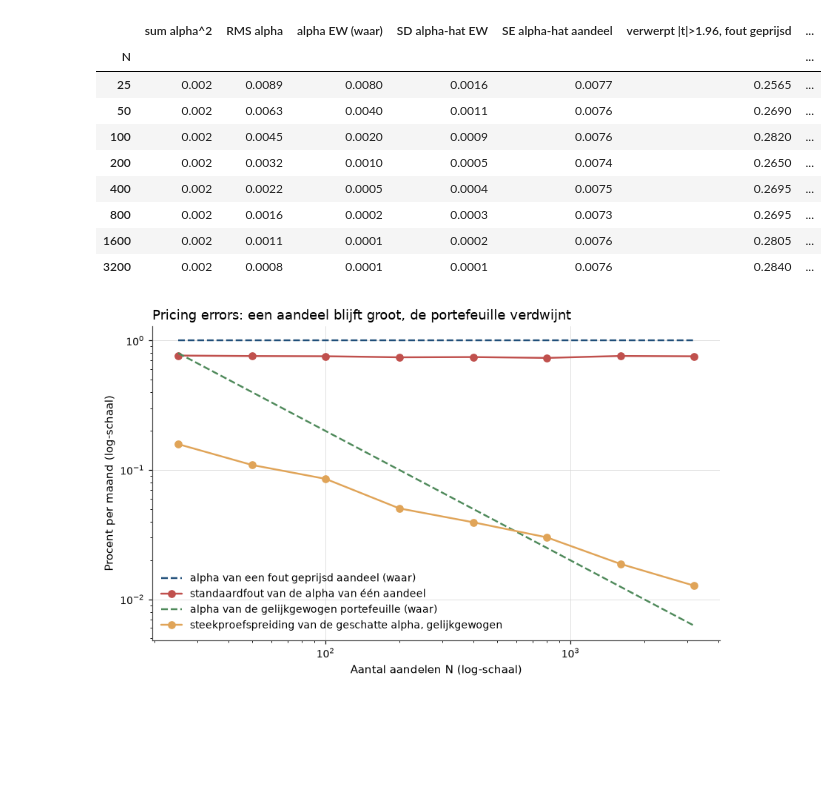
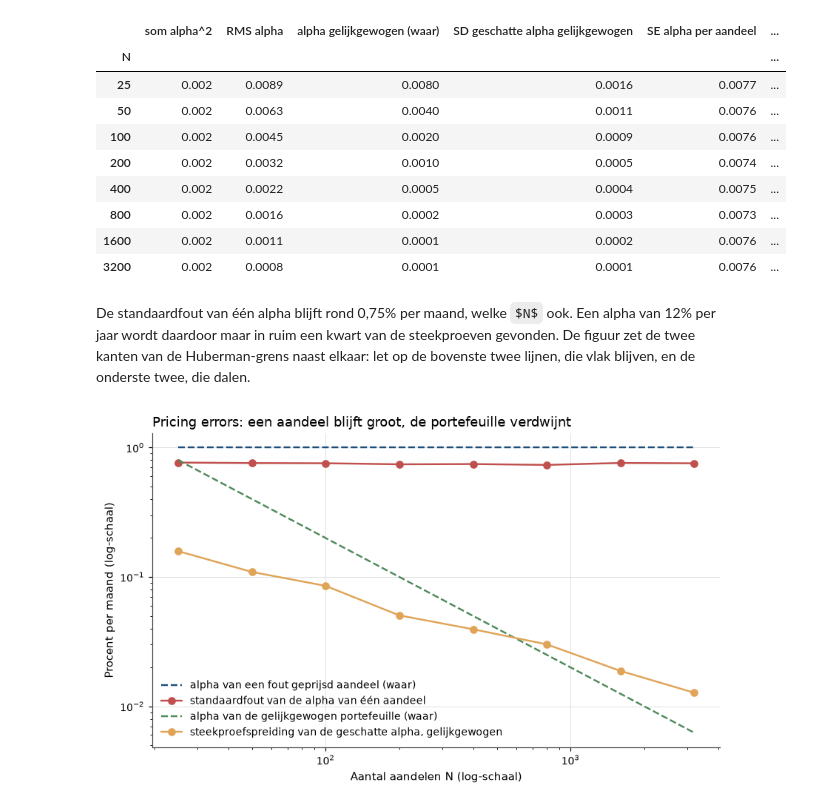
Before and after one commit to MaartenN14/history-asset-pricing, a Jupyter notebook: lectures/03_11_apt_no_arbitrage.ipynb, the cells around one changed output. Drawn from its saved outputs; the diff is of its cells as text; code cells hidden in the pictures; some formulas as TeX source; blank space fills up the shorter version.

```diff
--- a/lectures/03_11_apt_no_arbitrage.ipynb
+++ b/lectures/03_11_apt_no_arbitrage.ipynb
@@ -884,53 +681,67 @@ maanden, tien jaar data, en herhalen dat honderd keer per $N$.
 # %%
-def simulate_pricing_errors(N, T=120, n_rep=100, n_bad=20, alpha_bad=0.01, sigma_eps=0.08):
-    """Estimate alphas of N stocks, 20 of them mispriced, on T months of data.
+sim = {
+    "premium": np.array([0.005, 0.003, 0.003]),     # factor premia per month
+    "volatility": np.array([0.045, 0.030, 0.030]),  # factor volatility per month
+    "sigma_eps": 0.08,                              # idiosyncratic volatility per month
+    "n_bad": 20,                                    # number of mispriced stocks
+    "alpha_bad": 0.01,                              # their alpha per month
+}
+
+
+def simulate_pricing_errors(N, T=120, n_rep=100):
+    """Estimate alphas of N stocks, sim["n_bad"] of them mispriced, on T months of data.
 
     Returns the rejection rates of individual alphas and the true and estimated
     alpha of the equal-weighted portfolio across n_rep samples.
     """
-    lam = np.array([0.005, 0.003, 0.003])
-    vol = np.array([0.045, 0.030, 0.030])
+    lam, vol, sigma_eps = sim["premium"], sim["volatility"], sim["sigma_eps"]
+    n_bad, alpha_bad = sim["n_bad"], sim["alpha_bad"]
     B = np.column_stack([rng.normal(1.0, 0.3, N), rng.normal(0.0, 0.5, (N, 2))])
     alpha = np.zeros(N)
     alpha[:n_bad] = alpha_bad
     reject_bad, reject_good, alpha_ew_hat = [], [], []
     for _ in range(n_rep):
         f = lam + vol * rng.standard_normal((T, 3))
         excess = alpha + f @ B.T + sigma_eps * rng.standard_normal((T, N))
         design = np.column_stack([np.ones(T), f])
         coef, *_ = np.linalg.lstsq(design, excess, rcond=None)
         resid = excess - design @ coef
         se = np.sqrt((resid**2).sum(axis=0) / (T - 4) * np.linalg.inv(design.T @ design)[0, 0])
         t_alpha = coef[0] / se
         reject_bad.append(np.mean(np.abs(t_alpha[:n_bad]) > 1.96))
         reject_good.append(np.mean(np.abs(t_alpha[n_bad:]) > 1.96))
         alpha_ew_hat.append(coef[0].mean())
     return {
         "N": N,
-        "sum alpha^2": float(alpha @ alpha),
+        "som alpha^2": float(alpha @ alpha),
         "RMS alpha": float(np.sqrt(alpha @ alpha / N)),
-        "alpha EW (waar)": float(alpha.mean()),
-        "SD alpha-hat EW": float(np.std(alpha_ew_hat)),
-        "SE alpha-hat aandeel": float(se.mean()),
-        "verwerpt |t|>1.96, fout geprijsd": float(np.mean(reject_bad)),
-        "verwerpt |t|>1.96, goed geprijsd": float(np.mean(reject_good)),
+        "alpha gelijkgewogen (waar)": float(alpha.mean()),
+        "SD geschatte alpha gelijkgewogen": float(np.std(alpha_ew_hat)),
+        "SE alpha per aandeel": float(se.mean()),
+        "verworpen, fout geprijsd": float(np.mean(reject_bad)),
+        "verworpen, goed geprijsd": float(np.mean(reject_good)),
     }
 
 
 N_grid = [25, 50, 100, 200, 400, 800, 1600, 3200]
 pricing = pd.DataFrame([simulate_pricing_errors(N) for N in N_grid]).set_index("N")
 pricing.round(4)
 # %% [output]
-|  | sum alpha^2 | RMS alpha | alpha EW (waar) | SD alpha-hat EW | SE alpha-hat aandeel | verwerpt |t|>1.96, fout geprijsd | ... |
-| N |  |  |  |  |  |  | ... |
-| 25 | 0.002 | 0.0089 | 0.0080 | 0.0016 | 0.0077 | 0.2565 | ... |
-| 50 | 0.002 | 0.0063 | 0.0040 | 0.0011 | 0.0076 | 0.2690 | ... |
-| 100 | 0.002 | 0.0045 | 0.0020 | 0.0009 | 0.0076 | 0.2820 | ... |
-| 200 | 0.002 | 0.0032 | 0.0010 | 0.0005 | 0.0074 | 0.2650 | ... |
-| 400 | 0.002 | 0.0022 | 0.0005 | 0.0004 | 0.0075 | 0.2695 | ... |
-| 800 | 0.002 | 0.0016 | 0.0002 | 0.0003 | 0.0073 | 0.2695 | ... |
-| 1600 | 0.002 | 0.0011 | 0.0001 | 0.0002 | 0.0076 | 0.2805 | ... |
-| 3200 | 0.002 | 0.0008 | 0.0001 | 0.0001 | 0.0076 | 0.2840 | ... |
+|  | som alpha^2 | RMS alpha | alpha gelijkgewogen (waar) | SD geschatte alpha gelijkgewogen | SE alpha per aandeel | ... |
+| N |  |  |  |  |  | ... |
+| 25 | 0.002 | 0.0089 | 0.0080 | 0.0016 | 0.0077 | ... |
+| 50 | 0.002 | 0.0063 | 0.0040 | 0.0011 | 0.0076 | ... |
+| 100 | 0.002 | 0.0045 | 0.0020 | 0.0009 | 0.0076 | ... |
+| 200 | 0.002 | 0.0032 | 0.0010 | 0.0005 | 0.0074 | ... |
+| 400 | 0.002 | 0.0022 | 0.0005 | 0.0004 | 0.0075 | ... |
+| 800 | 0.002 | 0.0016 | 0.0002 | 0.0003 | 0.0073 | ... |
+| 1600 | 0.002 | 0.0011 | 0.0001 | 0.0002 | 0.0076 | ... |
+| 3200 | 0.002 | 0.0008 | 0.0001 | 0.0001 | 0.0076 | ... |
+# %% [markdown]
+De standaardfout van één alpha blijft rond 0,75% per maand, welke $N$ ook. Een
+alpha van 12% per jaar wordt daardoor maar in ruim een kwart van de steekproeven
+gevonden. De figuur zet de twee kanten van de Huberman-grens naast elkaar: let op
+de bovenste twee lijnen, die vlak blijven, en de onderste twee, die dalen.
 # %%
 fig, ax = plt.subplots()
 ax.plot(pricing.index, np.full(len(pricing), 0.01) * 100, ls="--",
```
Also changed, not shown: parts of 44 cells of this notebook, 4 other files.
